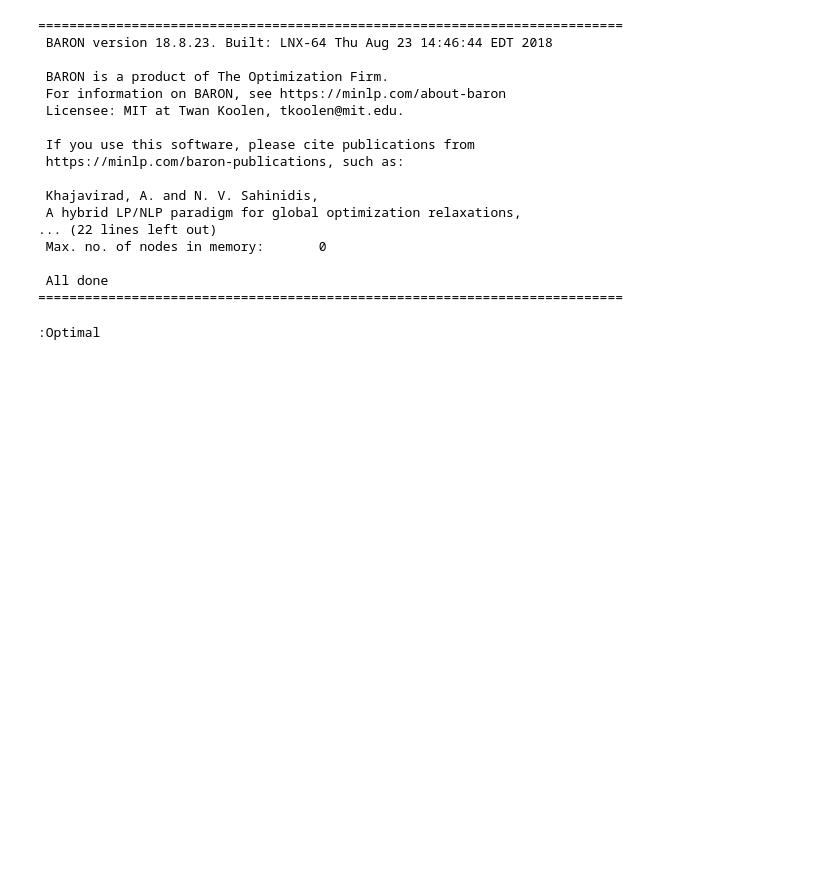
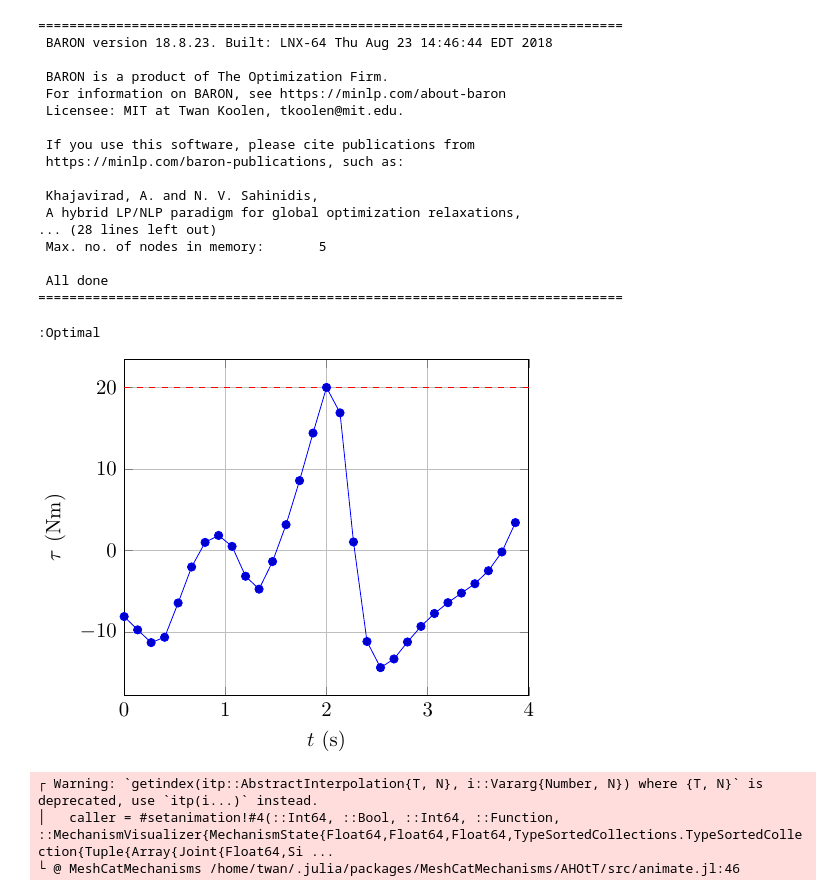
Before and after one commit to tkoolen/MINLPTrajOpt, a Jupyter notebook: notebooks/exploration/RigidBodyDynamics integration.ipynb, the cells around one changed output. Drawn from its saved outputs; the diff is of its cells as text; code cells hidden in the pictures; blank space fills up the shorter version.

Commit message:
Get Acrobot min effort swingup working starting from a Mechanism (using the new TrajOptProblem type).

```diff
--- a/notebooks/exploration/RigidBodyDynamics integration.ipynb
+++ b/notebooks/exploration/RigidBodyDynamics integration.ipynb
@@ -24,4 +23,6 @@ using RigidBodyDynamics
 # %%
 urdf = joinpath(dirname(pathof(RigidBodyDynamics)), "..", "test", "urdf", "Acrobot.urdf")
-# mechanism = parse_urdf(urdf)
 mechanism = parse_urdf(urdf, revolute_joint_type=SinCosRevolute{Float64})
+shoulder, elbow = joints(mechanism);
+effort_bounds(shoulder) .= Bounds(0.0, 0.0)
+effort_bounds(elbow) .= Bounds(-20.0, 20.0);
@@ -229,10 +53,11 @@ end
 # %%
 using BARON
 
-N = 40
-objectivetype = MinEffort()
+N = 30
+objective = MinEffort()
 fixedstep = true
 T = 4.0
+Δθmax = 0.5
 
 if fixedstep
     Δt = T / N
@@ -244,10 +69,19 @@ else
 end
 
 x0 = MechanismState(mechanism)
-rand!(x0)
-solver = BaronSolver(threads=Sys.CPU_THREADS)
+set_configuration!(x0, shoulder, 0.1)
+set_configuration!(x0, elbow, 0.0)
+zero_velocity!(x0)
+# rand_configuration!(x0)
+
+xf = MechanismState(mechanism)
+set_configuration!(xf, shoulder, π)
+set_configuration!(xf, elbow, 0.0)
+zero_velocity!(xf)
+
+solver = BaronSolver(threads=Sys.CPU_THREADS, MaxTime=60.0, PrTimeFreq=5.)
 problem = TrajOptProblem(mechanism, x0, solver;
-    Δtmin=Δtmin, Δtmax=Δtmax, T=T, N=N, objectivetype=objectivetype);
+    xf=xf, Δtmin=Δtmin, Δtmax=Δtmax, T=T, N=N, Δθmax=Δθmax, objective=objective);
 # %%
 solve(problem.model)
 # %% [output]
@@ -263,9 +97,25 @@ solve(problem.model)
 
  Khajavirad, A. and N. V. Sahinidis,
  A hybrid LP/NLP paradigm for global optimization relaxations,
-... (22 lines left out)
- Max. no. of nodes in memory:       0
+... (28 lines left out)
+ Max. no. of nodes in memory:       5
 
  All done
 ===========================================================================
 :Optimal
+# %%
+ts = [0; cumsum(getvalue.(problem.Δts))]
+qs = [Vector(configuration(x0)), getvalue.(problem.qs)...]
+τs = getvalue.(problem.τs);
+# %%
+using LaTeXStrings
+using PGFPlotsX
+using PlottingTools
+PGFPlotsX.latexengine!(PGFPlotsX.PDFLATEX);
+p = timeplot(ts[1 : end - 1], [τ[2] for τ in τs]; ylabel=L"$\tau$ (Nm)", tmax=ts[end])
+push!(p, @pgf HLine({dashed, red, thick}, upper(effort_bounds(elbow)[1])))
+push!(p, @pgf HLine({dashed, red, thick}, lower(effort_bounds(elbow)[1])))
+# save_data && pgfsave(joinpath(datadir, "tau.pdf"), p)
+p
+# %% [output]
+[figure, added]
@@ -271,0 +124,6 @@ solve(problem.model)
+# %%
+setanimation!(mvis, ts, qs)
+# %% [output]
+┌ Warning: `getindex(itp::AbstractInterpolation{T, N}, i::Vararg{Number, N}) where {T, N}` is deprecated, use `itp(i...)` instead.
+│   caller = #setanimation!#4(::Int64, ::Bool, ::Int64, ::Function, ::MechanismVisualizer{MechanismState{Float64,Float64,Float64,TypeSortedCollections.TypeSortedCollection{Tuple{Array{Joint{Float64,Si ...
+└ @ MeshCatMechanisms /home/twan/.julia/packages/MeshCatMechanisms/AHOtT/src/animate.jl:46
```
Also changed, not shown: parts of 15 cells of this notebook, 8 other files.
